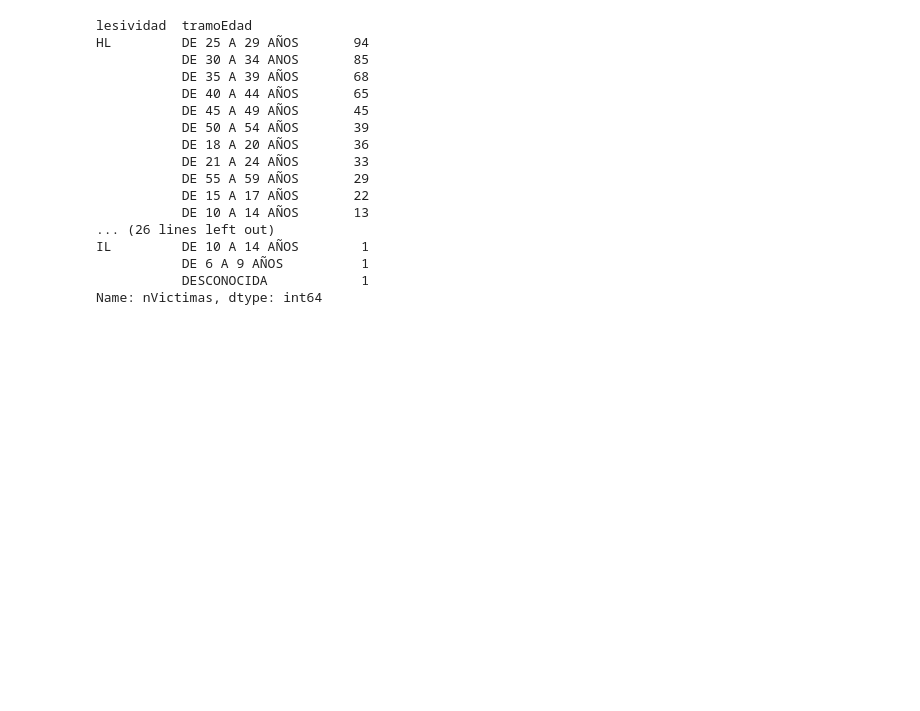
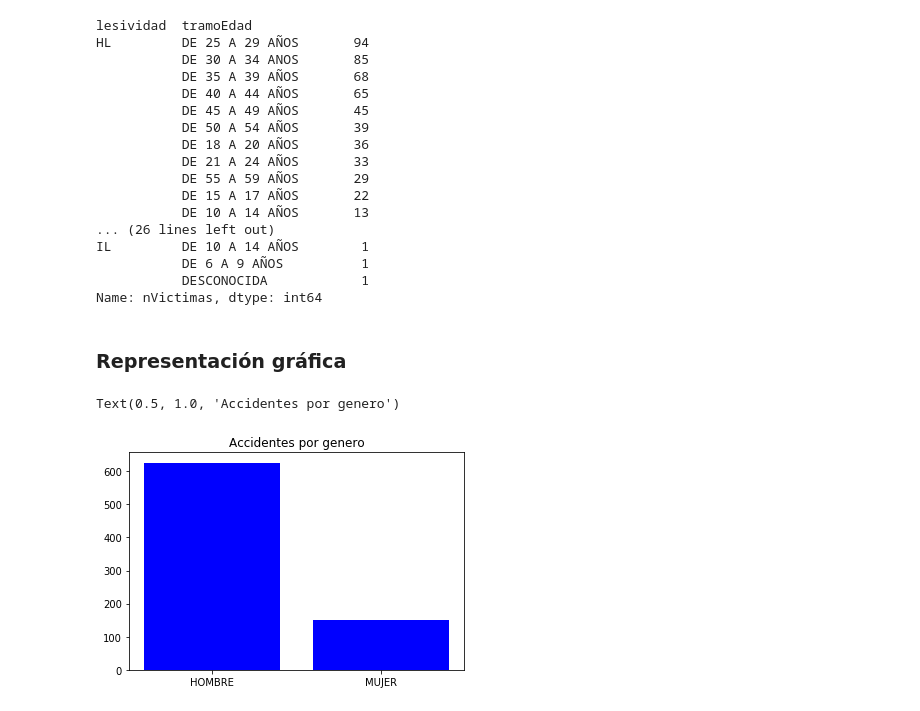
Before and after one commit to cegimo/accidentesBiciMadrid, a Jupyter notebook: presentacionAccidentes2ruedasMadrid.ipynb, the cells around one changed output. Drawn from its saved outputs; the diff is of its cells as text; code cells hidden in the pictures; blank space fills up the shorter version.

Commit message:
Added graphs

```diff
--- a/presentacionAccidentes2ruedasMadrid.ipynb
+++ b/presentacionAccidentes2ruedasMadrid.ipynb
@@ -371,3 +372,5 @@ IL         DE 10 A 14 AÑOS        1
            DE 6 A 9 AÑOS          1
            DESCONOCIDA            1
 Name: nVictimas, dtype: int64
+# %% [markdown]
+### Representación gráfica
@@ -373,0 +379,17 @@ Name: nVictimas, dtype: int64
+# %%
+# Accidentes por genero
+#plt.bar(ejeX, ejeY, align="center")
+#plt.ylabel("Victimas
+#ejeX = victimasPorSexo.sexo"
+#ejeY = victimasPorSexo["nVictimas"]"
+victimasPorSexoParaGrafica = victimasPorSexo.reset_index().rename(columns={"nVictimas" : "total"})
+victimasPorSexoParaGrafica
+
+ejeX = victimasPorSexoParaGrafica["sexo"]
+ejeY = victimasPorSexoParaGrafica["total"]
+fig, ax = plt.subplots()
+ax.bar(ejeX, ejeY, color="blue")
+ax.set_title("Accidentes por genero")
+# %% [output]
+Text(0.5, 1.0, 'Accidentes por genero')
+[figure, added]
```
Also changed, not shown: parts of 6 cells of this notebook.
